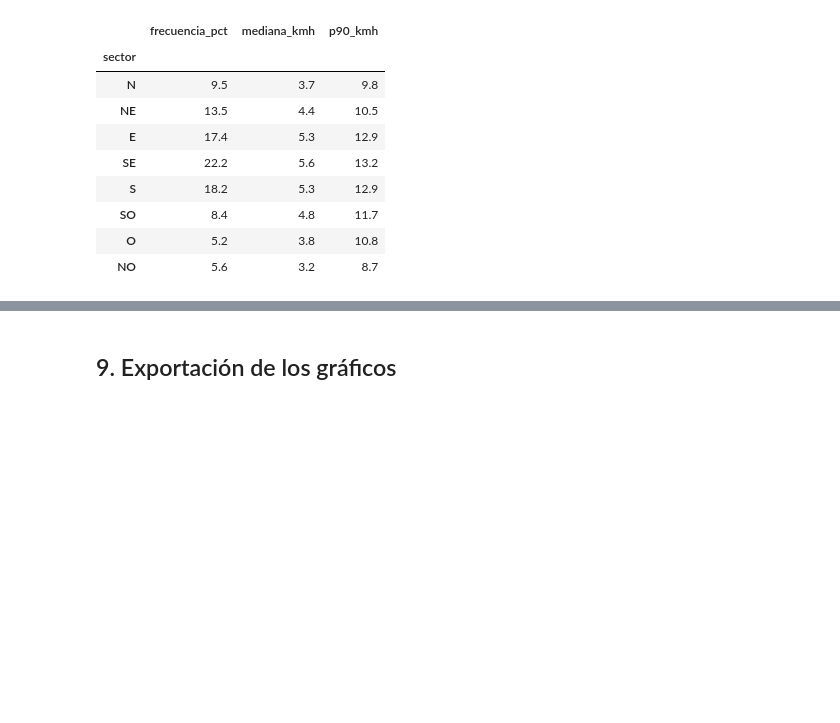
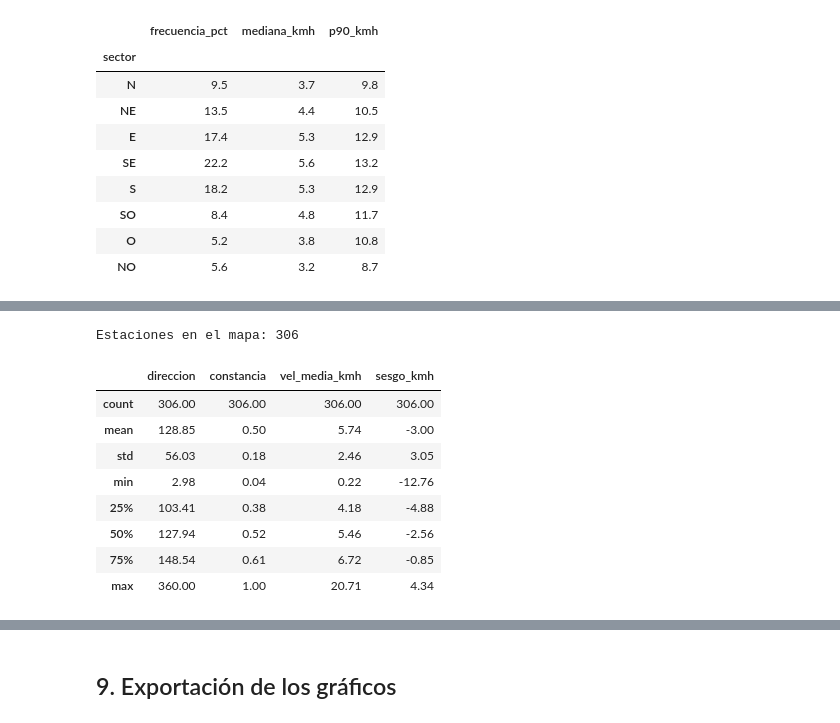
Before and after one commit to franconieto3/TPI_Taller_analisis_de_datos, a Jupyter notebook: notebooks/relaciones-bivariadas.ipynb, the cells around one changed output, grey strips where cells are left out. Drawn from its saved outputs; the diff is of its cells as text; code cells hidden in the pictures; blank space fills up the shorter version.

```diff
--- a/notebooks/relaciones-bivariadas.ipynb
+++ b/notebooks/relaciones-bivariadas.ipynb
@@ -565,0 +578,38 @@ viento['sector'] = pd.Categorical(
+# %%
+con_dir = mp[mp['obs_windspeed_kmh'].gt(0)].dropna(subset=['obs_wind_direction_d'])
+rad = np.deg2rad(con_dir['obs_wind_direction_d'])
+con_dir = con_dir.assign(u=con_dir['obs_windspeed_kmh'] * np.sin(rad), v=con_dir['obs_windspeed_kmh'] * np.cos(rad))
+
+
+def vector_medio(d):
+    """Dirección resultante (desde donde sopla, en grados) y constancia de un conjunto de observaciones."""
+    u, v = d['u'].mean(), d['v'].mean()
+    return pd.Series({
+        'n': len(d),
+        'direccion': np.rad2deg(np.arctan2(u, v)) % 360,
+        'constancia': np.hypot(u, v) / d['obs_windspeed_kmh'].mean(),
+        'vel_media_kmh': d['obs_windspeed_kmh'].mean(),
+    })
+
+
+pares_viento = mp.dropna(subset=['obs_windspeed_kmh', 'fcst_windspeed_kmh'])
+pares_viento = pares_viento.assign(error=pares_viento['obs_windspeed_kmh'] - pares_viento['fcst_windspeed_kmh'])
+coords = estaciones.set_index('id')[['latitud', 'longitud']]
+
+viento_estacion = (con_dir.groupby('station_id')[['u', 'v', 'obs_windspeed_kmh']].apply(vector_medio)
+                   .query('n >= 100')
+                   .join(pares_viento.groupby('station_id')['error'].mean().rename('sesgo_kmh'))
+                   .join(coords))
+print(f'Estaciones en el mapa: {len(viento_estacion)}')
+viento_estacion[['direccion', 'constancia', 'vel_media_kmh', 'sesgo_kmh']].describe().round(2)
+# %% [output]
+Estaciones en el mapa: 306
+|  | direccion | constancia | vel_media_kmh | sesgo_kmh |
+| count | 306.00 | 306.00 | 306.00 | 306.00 |
+| mean | 128.85 | 0.50 | 5.74 | -3.00 |
+| std | 56.03 | 0.18 | 2.46 | 3.05 |
+| min | 2.98 | 0.04 | 0.22 | -12.76 |
+| 25% | 103.41 | 0.38 | 4.18 | -4.88 |
+| 50% | 127.94 | 0.52 | 5.46 | -2.56 |
+| 75% | 148.54 | 0.61 | 6.72 | -0.85 |
+| max | 360.00 | 1.00 | 20.71 | 4.34 |
```
Also changed, not shown: parts of 6 cells of this notebook.
